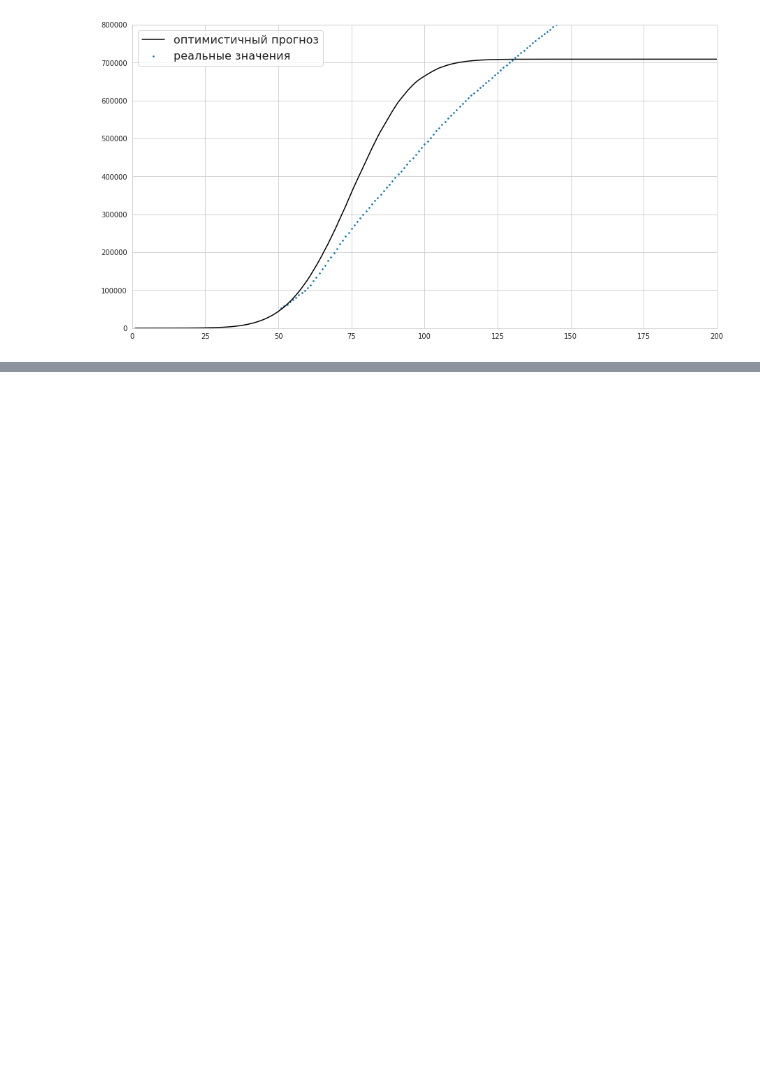
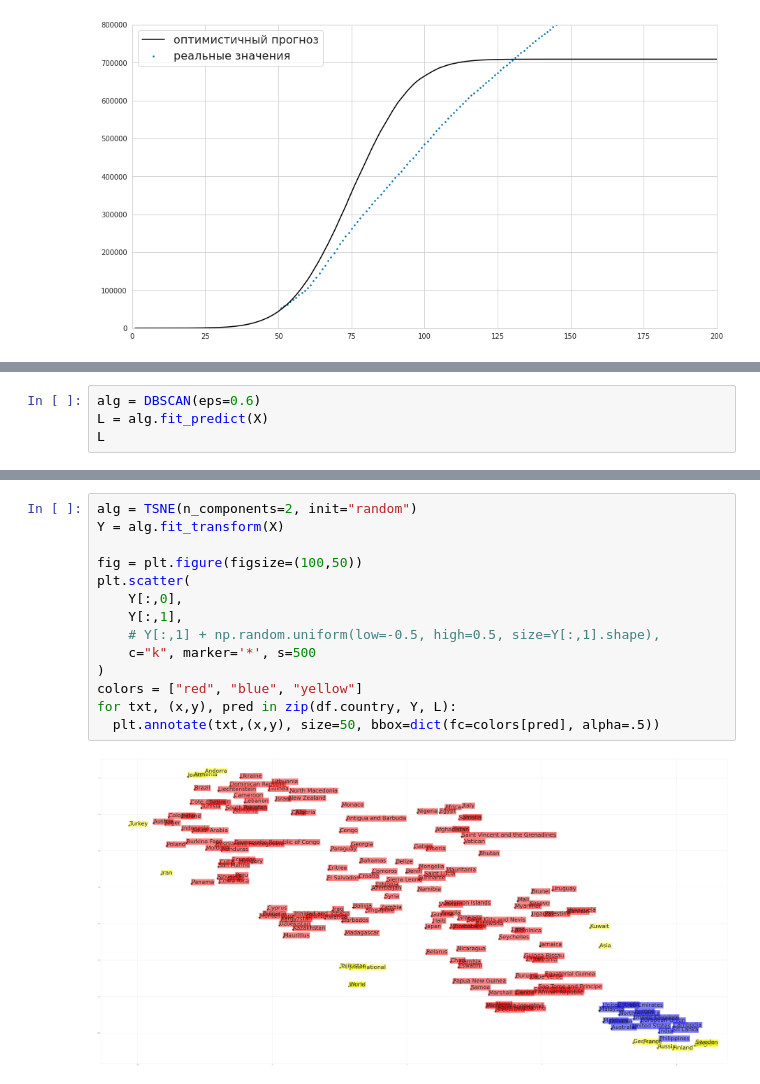
Before and after one commit to roman-4erkasov/made-adv-ml, a Jupyter notebook: adv_ml_hw01.ipynb, the cells around one changed output, grey strips where cells are left out. Drawn from its saved outputs; the diff is of its cells as text; blank space fills up the shorter version.

```diff
--- a/adv_ml_hw01.ipynb
+++ b/adv_ml_hw01.ipynb
@@ -701,0 +830,4 @@ plt.legend(fontsize=legend_fontsize)
+# %%
+alg = DBSCAN(eps=0.6)
+L = alg.fit_predict(X)
+L
@@ -701,0 +846,16 @@ plt.legend(fontsize=legend_fontsize)
+# %%
+alg = TSNE(n_components=2, init="random")
+Y = alg.fit_transform(X)
+
+fig = plt.figure(figsize=(100,50))
+plt.scatter(
+    Y[:,0],
+    Y[:,1],
+    # Y[:,1] + np.random.uniform(low=-0.5, high=0.5, size=Y[:,1].shape),
+    c="k", marker='*', s=500
+)
+colors = ["red", "blue", "yellow"]
+for txt, (x,y), pred in zip(df.country, Y, L):
+  plt.annotate(txt,(x,y), size=50, bbox=dict(fc=colors[pred], alpha=.5))
+# %% [output]
+[figure, added]
```
Also changed, not shown: parts of 14 cells of this notebook.
